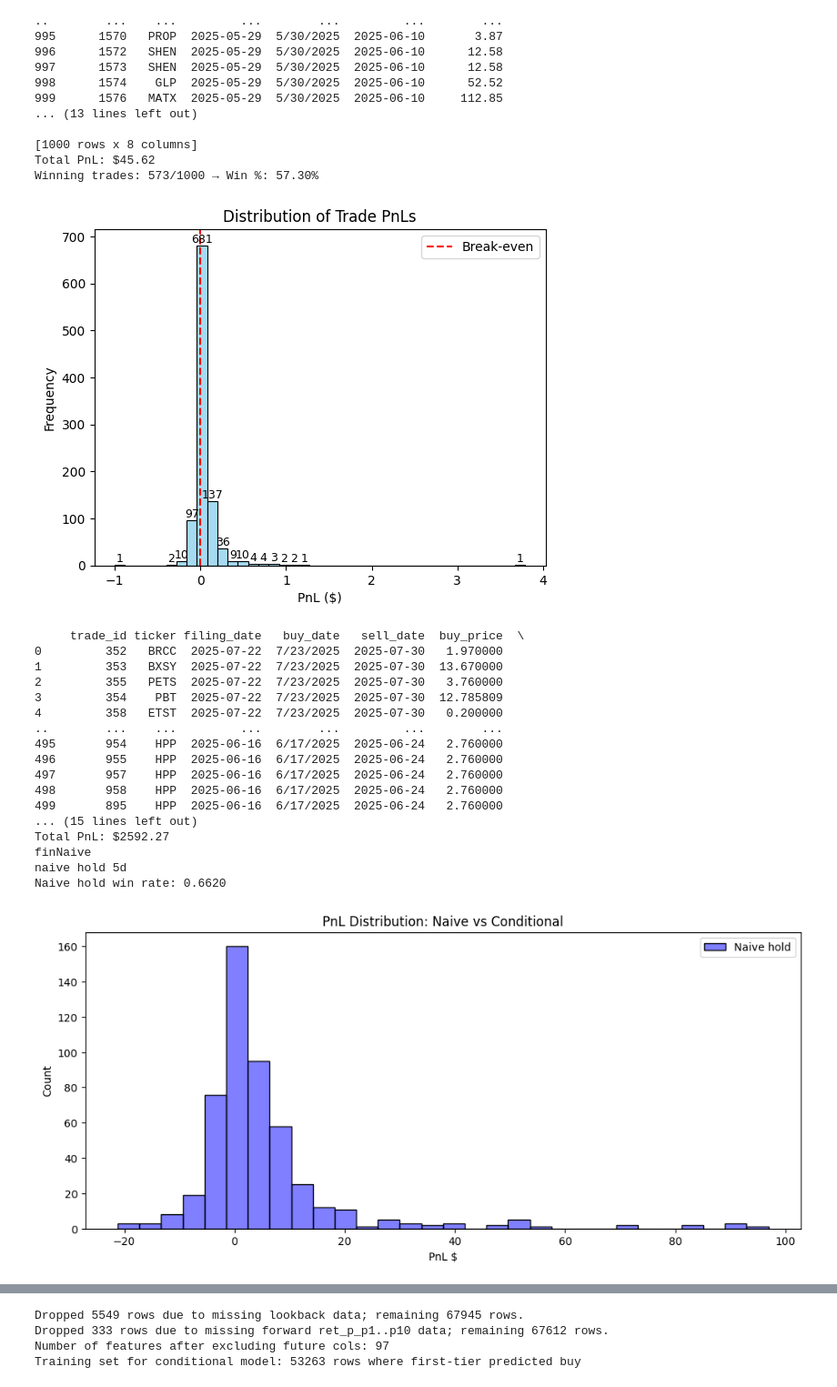
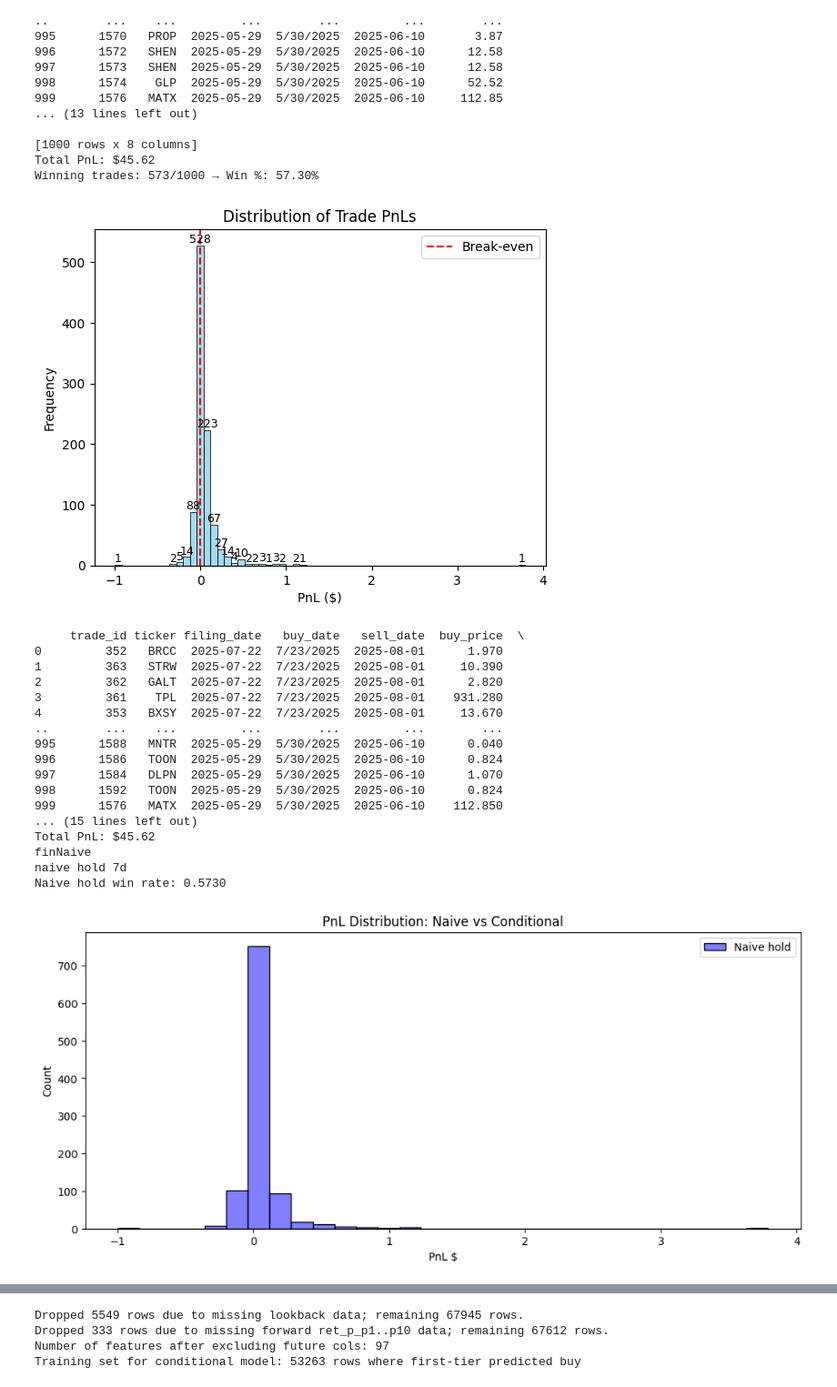
Before and after one commit to Emberflurry/stonx, a Jupyter notebook: dr4_modeltest.ipynb, the cells around one changed output, grey strips where cells are left out. Shown at 91% size. Drawn from its saved outputs; the diff is of its cells as text; code cells hidden in the pictures.

Commit message:
backtestin and dynamic hold hyperparams tuned
now to add better and more features to Lvl2 (and maybe try a dif lvl1 model)

```diff
--- a/dr4_modeltest.ipynb
+++ b/dr4_modeltest.ipynb
@@ -320,7 +316,7 @@ Winning trades: 573/1000 → Win %: 57.30%
 import seaborn as sns
 import matplotlib.pyplot as plt
 data = res["PnL_$"]
-ax = sns.histplot(data, bins=40, kde=False, color="skyblue", edgecolor="black")
+ax = sns.histplot(data, bins=60, kde=False, color="skyblue", edgecolor="black")
 for p in ax.patches:
     height = p.get_height()
     if height > 0:
@@ -334,7 +330,7 @@ plt.title("Distribution of Trade PnLs")
 plt.legend()
 plt.show()
 # %% [output]
-[figure, old version]
+[figure, new version]
 # %%
 import pandas as pd
 import numpy as np
@@ -346,9 +342,9 @@ og_csv_path = "oip_mega_wretvol.csv"
 df_full = pd.read_csv(og_csv_path)
 df_full.index = df_full.index.astype(int)
 # --- Parameters ---
-nt = 500                  # Number of most recent trades to simulate
-hold_days = 5            # Naive hold duration
-invest_per_trade = 100
+nt = 1000                  # Number of most recent trades to simulate
+hold_days = 7            # Naive hold duration
+invest_per_trade = 1
 horizon = 10             # Conditional sell horizon
 threshold = 0.5          # RF threshold for conditional sell
 # --- Pull test trades from X_test and y_test ---
@@ -367,47 +363,47 @@ results_naive = simulate_recent_trades(
     test_indices=recent_trades.index,
     y_test=recent_trades['y_pred'],
     nt=nt,
     nd=hold_days,
     invest_per_trade=invest_per_trade,
     plot=False
 )
 print(f'finNaive')
 
 # --- Compare results ---
 print(f'naive hold {hold_days}d')
 win_rate_naive = (results_naive["PnL_$"] > 0).mean()
 #win_rate_cond = (results_cond["PnL_$"] > 0).mean()
 print(f"Naive hold win rate: {win_rate_naive:.4f}")
 #print(f"Conditional sell win rate: {win_rate_cond:.4f}")
 
 # --- Plot PnL distributions ---
 plt.figure(figsize=(12,5))
 sns.histplot(results_naive["PnL_$"], bins=30, color='blue', alpha=0.5, label='Naive hold')
 #sns.histplot(results_cond["PnL_$"], bins=30, color='green', alpha=0.5, label='Conditional sell')
 plt.xlabel("PnL $")
 plt.ylabel("Count")
 plt.title("PnL Distribution: Naive vs Conditional")
 plt.legend()
 plt.show()
 # %% [output]
      trade_id ticker filing_date   buy_date   sell_date  buy_price  \
-0         352   BRCC  2025-07-22  7/23/2025  2025-07-30   1.970000
-1         353   BXSY  2025-07-22  7/23/2025  2025-07-30  13.670000
-2         355   PETS  2025-07-22  7/23/2025  2025-07-30   3.760000
-3         354    PBT  2025-07-22  7/23/2025  2025-07-30  12.785809
-4         358   ETST  2025-07-22  7/23/2025  2025-07-30   0.200000
+0         352   BRCC  2025-07-22  7/23/2025  2025-08-01      1.970
+1         363   STRW  2025-07-22  7/23/2025  2025-08-01     10.390
+2         362   GALT  2025-07-22  7/23/2025  2025-08-01      2.820
+3         361    TPL  2025-07-22  7/23/2025  2025-08-01    931.280
+4         353   BXSY  2025-07-22  7/23/2025  2025-08-01     13.670
 ..        ...    ...         ...        ...         ...        ...
-495       954    HPP  2025-06-16  6/17/2025  2025-06-24   2.760000
-496       955    HPP  2025-06-16  6/17/2025  2025-06-24   2.760000
-497       957    HPP  2025-06-16  6/17/2025  2025-06-24   2.760000
-498       958    HPP  2025-06-16  6/17/2025  2025-06-24   2.760000
-499       895    HPP  2025-06-16  6/17/2025  2025-06-24   2.760000
+995      1588   MNTR  2025-05-29  5/30/2025  2025-06-10      0.040
+996      1586   TOON  2025-05-29  5/30/2025  2025-06-10      0.824
+997      1584   DLPN  2025-05-29  5/30/2025  2025-06-10      1.070
+998      1592   TOON  2025-05-29  5/30/2025  2025-06-10      0.824
+999      1576   MATX  2025-05-29  5/30/2025  2025-06-10    112.850
 ... (15 lines left out)
-Total PnL: $2592.27
+Total PnL: $45.62
 finNaive
-naive hold 5d
-Naive hold win rate: 0.6620
+naive hold 7d
+Naive hold win rate: 0.5730
-[figure, old version]
+[figure, new version]
 # %%
 # --- Total PnL ---
 total_pnl_naive = results_naive["PnL_$"].sum()
```
Also changed, not shown: parts of 2 cells of this notebook, 7 other files.
